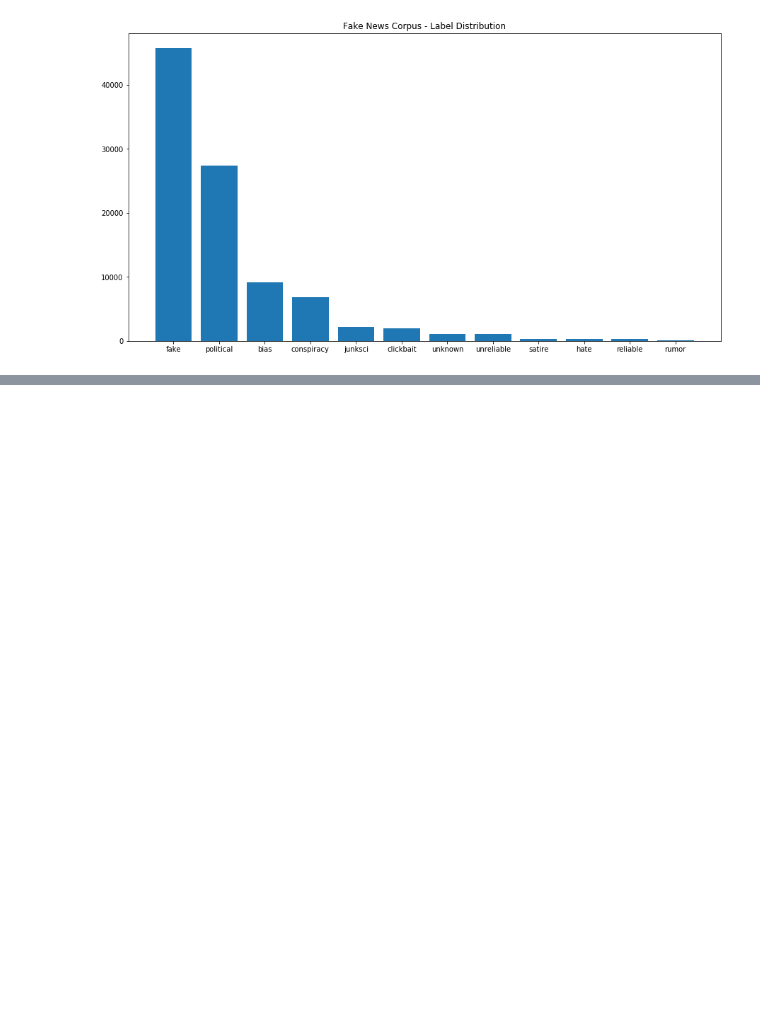
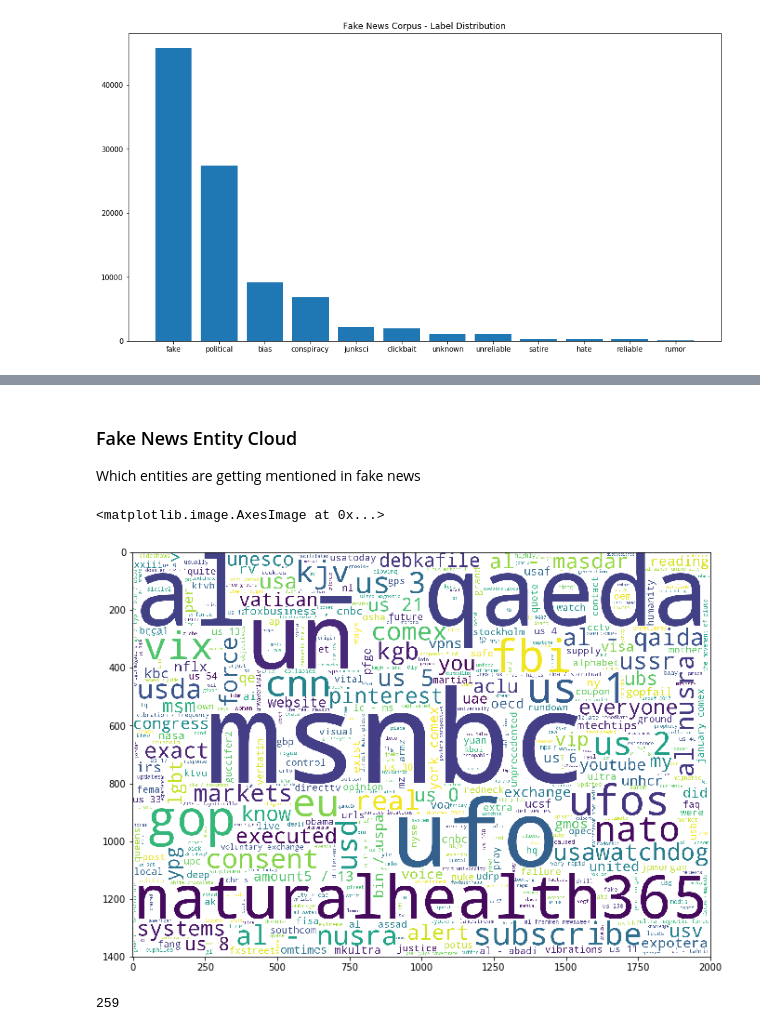
Before and after one commit to fmbahrt/fake-news-detection, a Jupyter notebook: fake-news-exploration.ipynb, the cells around one changed output, grey strips where cells are left out. Cells and saved outputs as stored; diff of their text form; code cells hidden in the pictures; blank space fills up the shorter version.

Commit message:
wordcloud :-)

```diff
--- a/fake-news-exploration.ipynb
+++ b/fake-news-exploration.ipynb
@@ -73,0 +127,50 @@ I will perform this next exercise, under the assumption that all author names ma
+# %% [markdown]
+### Fake News Entity Cloud
+Which entities are getting mentioned in fake news
+# %%
+query = """
+    SELECT A.content
+    FROM article as A
+    WHERE A.type_id = 2
+"""
+cursor.execute(query)
+res = cursor.fetchmany(20000)
+# %%
+import spacy
+from collections import Counter
+
+nlp = spacy.load("en_core_web_sm")
+
+text = res
+
+def process_doc(text):
+    doc = nlp(unicode(text[0]))
+    # set - dont spam plz
+    items = set([x.text.lower() for x in doc.ents if x.label_ == "ORG"])
+    return items
+
+rez = []
+for t in text:
+    rez += process_doc(t) # Fucking concat ;--)
+
+freq = dict(Counter(rez))
+# %%
+# Generate wordcloud
+from wordcloud import WordCloud
+
+wc = WordCloud(background_color="white",
+               width=2000,
+               height=1400,
+               max_words=500,
+               relative_scaling=0.5,
+               normalize_plurals=False).generate_from_frequencies(freq)
+
+fig, ax = plt.subplots(figsize=(15, 8))
+plt.imshow(wc)
+# %% [output]
+<matplotlib.image.AxesImage at 0x...>
+[figure, added]
+# %%
+print len(freq.keys())
+# %% [output]
+259
```
Also changed, not shown: parts of 6 cells of this notebook.
